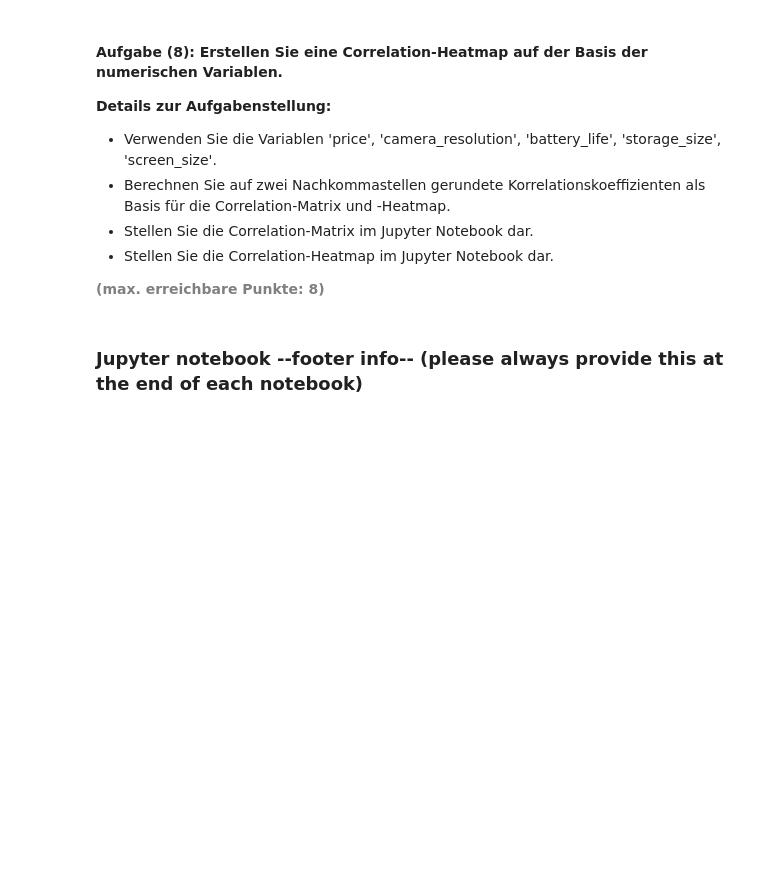
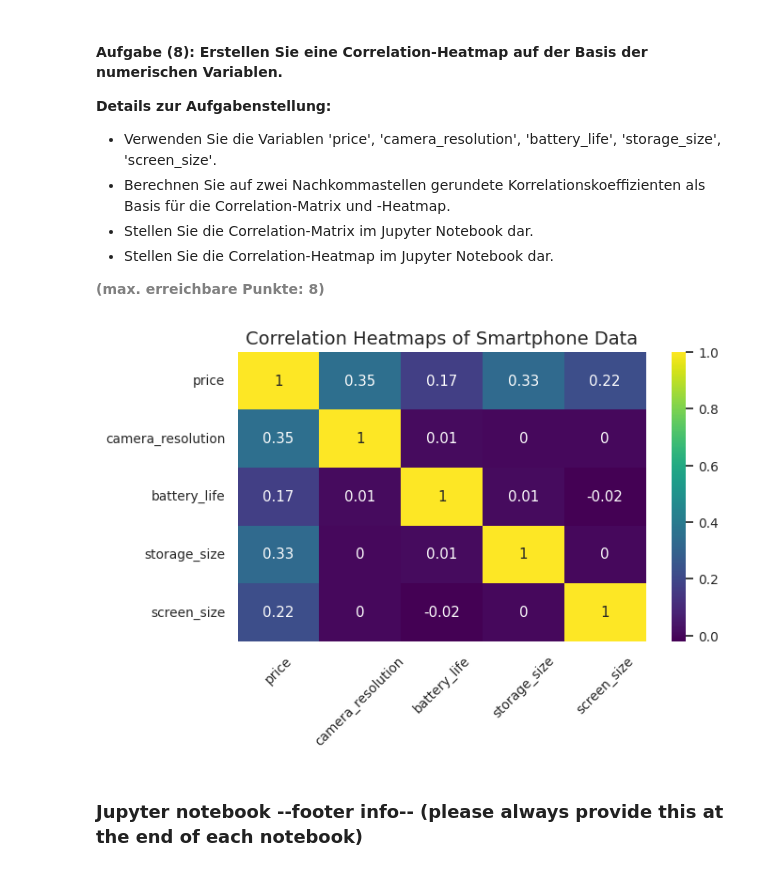
Before and after one commit to migifor-forstmi4/python_exploratory_data_analysis, a Jupyter notebook: AP02/AP02_Advanced_Data_Preparation_and_EDA.ipynb, the cells around one changed output. Drawn from its saved outputs; the diff is of its cells as text; code cells hidden in the pictures; blank space fills up the shorter version.

```diff
--- a/AP02/AP02_Advanced_Data_Preparation_and_EDA.ipynb
+++ b/AP02/AP02_Advanced_Data_Preparation_and_EDA.ipynb
@@ -468,13 +468,28 @@ plt.show()
 
 <b style="color: gray;">(max. erreichbare Punkte: 8)</b>
 # %%
+#Setzen der Seaborn Theme Einstellungen
+sns.set_theme(font_scale = 0.9)         #Setzt das Theme für seaborn Grafiken mit einer Schriftgrößenskalierung von 0.9  / seaborn grafiken haben standardmäßig ein ansprechendes Design, das die Lesbarkeit und Ästhetik verbessert. Durch das Setzen eines Themes können Sie das Aussehen der Grafiken weiter anpassen und konsistent gestalten.
+
 # Erstellen Correlation-Matrix numerischen Variablen
-
+corr = df[['price',                                    #corr enthält die Korrelationsmatrix der angegebenen numerischen Spalten im DataFrame 'df'
+           'camera_resolution',
+           'battery_life',
+           'storage_size',
+           'screen_size']].corr().round(2)                  #--> diese Codefolge berechnet die Korrelationsmatrix für die angegebenen numerischen Spalten im DataFrame 'df'
 
 # Erstellen der Heatmap aus Correlation-Matrix
-
+plt.figure(figsize=(7,4))
+sns.heatmap(corr,                                     #sns.heatmap erstellt eine Heatmap basierend auf der Korrelationsmatrix 'corr'
+            cmap = "viridis",                        #cmap definiert die Farbkarte für die Heatmap (BrBG steht für Braun-Blau-Grün) / Die Namen anderer Farbkarten lauten z.B.: 'viridis', 'plasma', 'inferno', 'magma', 'cividis', 'coolwarm', 'YlGnBu', 'RdYlGn', etc.
+            annot = True)                         #annot=True zeigt die Korrelationswerte in den Zellen der Heatmap an
+plt.title('Correlation Heatmaps of Smartphone Data', fontsize = 14)
+plt.xticks(rotation = 45)
 
 # Anzeigen der Graphik
+plt.show()
+# %% [output]
+[figure, added]
 # %% [markdown]
 ### Jupyter notebook --footer info-- (please always provide this at the end of each notebook)
 # %%
```
